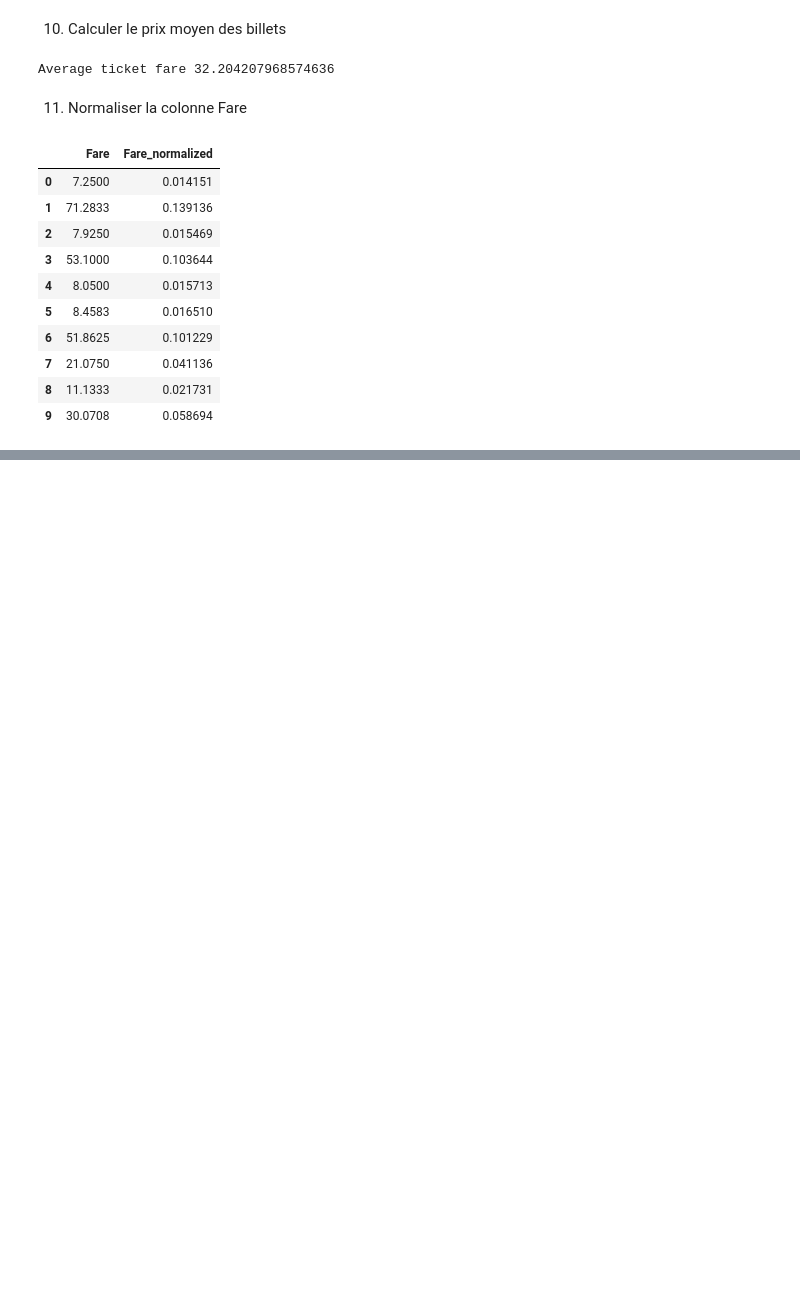
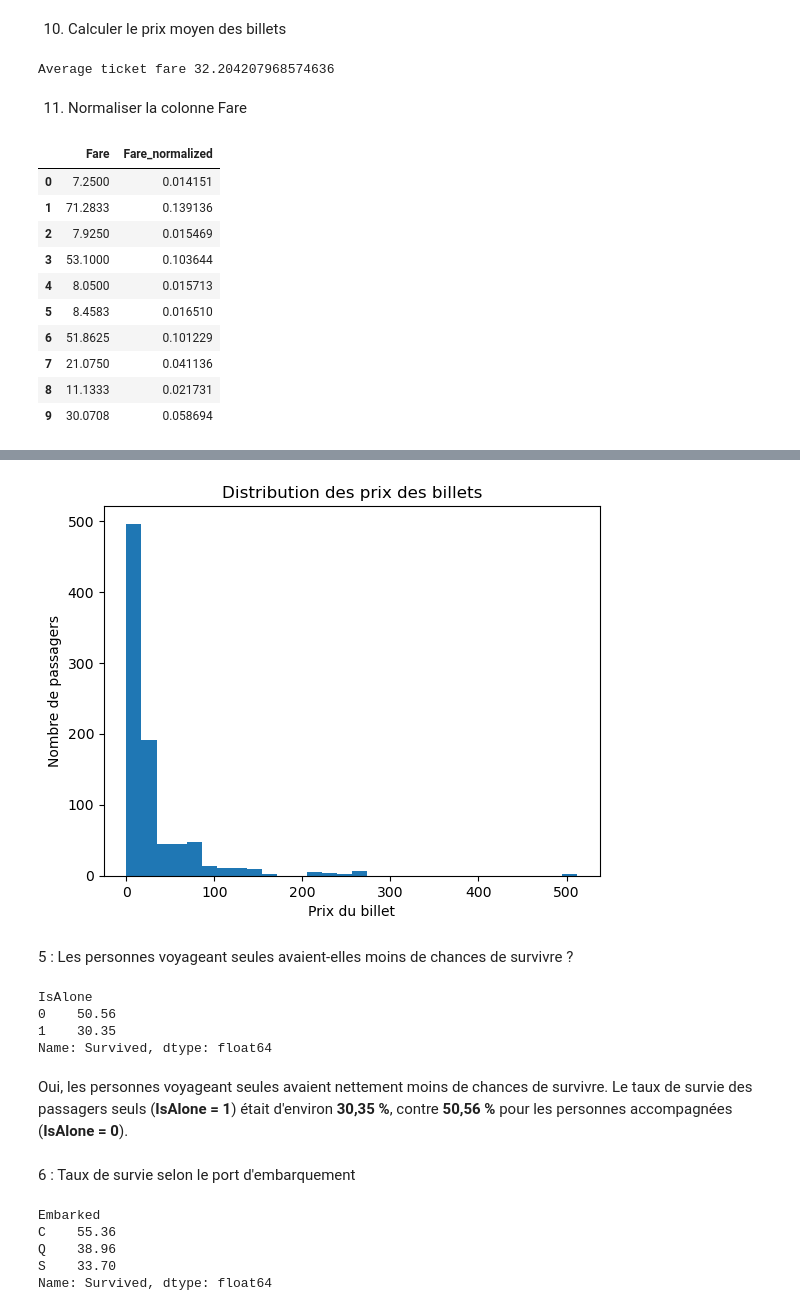
Before and after one commit to hammouyounes/Titanic-Data-Analysis, a Jupyter notebook: notebooks/Titanic_Analysis.ipynb, the cells around one changed output, grey strips where cells are left out. Saved outputs shown, nothing was run; the diff lists cells and outputs as text; code cells hidden in the pictures; blank space fills up the shorter version.

```diff
--- a/notebooks/Titanic_Analysis.ipynb
+++ b/notebooks/Titanic_Analysis.ipynb
@@ -469,0 +585,31 @@ df_numpy[["Fare", "Fare_normalized"]].head(10)
+# %%
+import matplotlib.pyplot as plt
+
+plt.hist(df["Fare"].dropna(), bins=30)
+plt.xlabel("Prix du billet")
+plt.ylabel("Nombre de passagers")
+plt.title("Distribution des prix des billets")
+plt.show()
+# %% [output]
+[figure, added]
+# %% [markdown]
+5 : Les personnes voyageant seules avaient-elles moins de chances de survivre ?
+# %%
+(df_fe.groupby("IsAlone")["Survived"].mean() * 100).round(2)
+# %% [output]
+IsAlone
+0    50.56
+1    30.35
+Name: Survived, dtype: float64
+# %% [markdown]
+Oui, les personnes voyageant seules avaient nettement moins de chances de survivre. Le taux de survie des passagers seuls (**IsAlone = 1**) était d'environ **30,35 %**, contre **50,56 %** pour les personnes accompagnées (**IsAlone = 0**).
+# %% [markdown]
+6 : Taux de survie selon le port d'embarquement
+# %%
+(df.groupby("Embarked")["Survived"].mean() * 100).round(2)
+# %% [output]
+Embarked
+C    55.36
+Q    38.96
+S    33.70
+Name: Survived, dtype: float64
```
Also changed, not shown: parts of 32 cells of this notebook.
